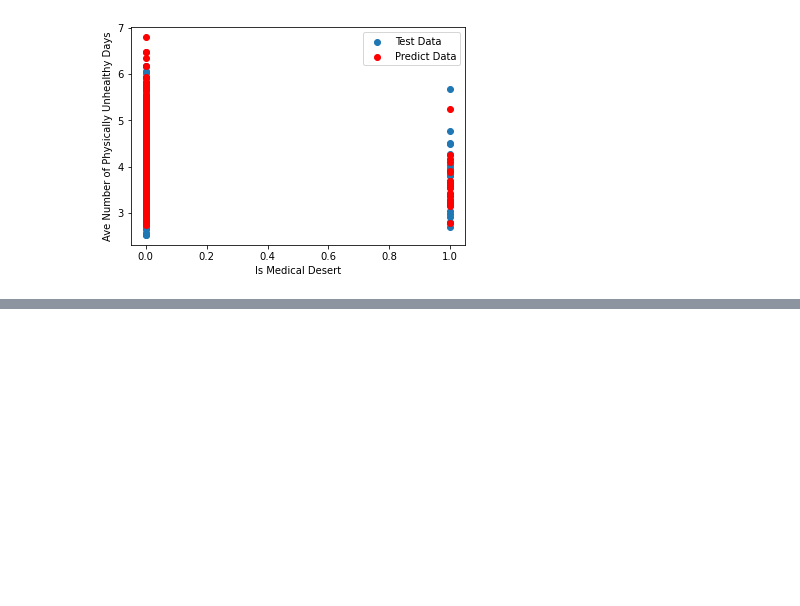
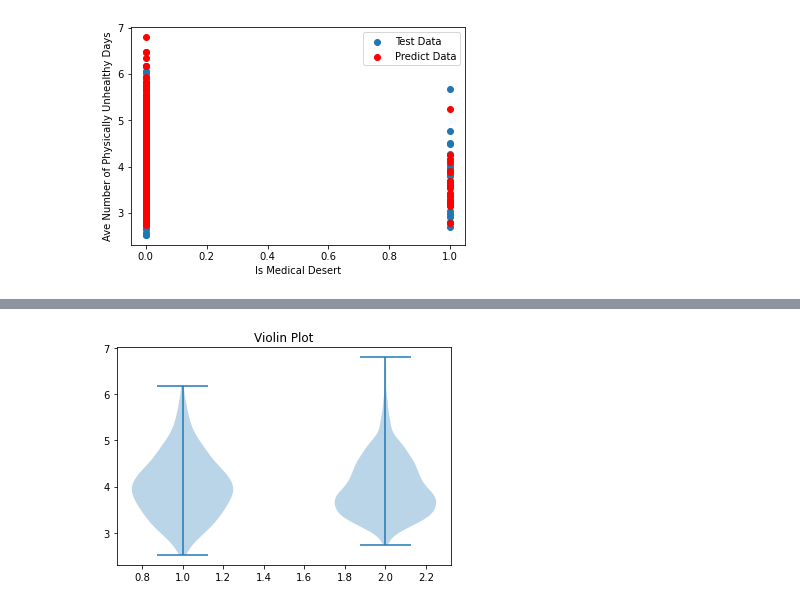
Before and after one commit to Deelacole2/Final_Project, a Jupyter notebook: average_sick_days.ipynb, the cells around one changed output, grey strips where cells are left out. Saved outputs shown, nothing was run; the diff lists cells and outputs as text; code cells hidden in the pictures; blank space fills up the shorter version.

```diff
--- a/average_sick_days.ipynb
+++ b/average_sick_days.ipynb
@@ -235,0 +275,14 @@ plt.show()
+# %%
+# make a violin plot
+
+# Extract Figure and Axes instance
+fig, ax = plt.subplots()
+
+# Create a plot
+ax.violinplot([y_test, y_pred])
+
+# Add title
+ax.set_title('Violin Plot')
+plt.show()
+# %% [output]
+[figure, added]
```
Also changed, not shown: parts of 7 cells of this notebook.
